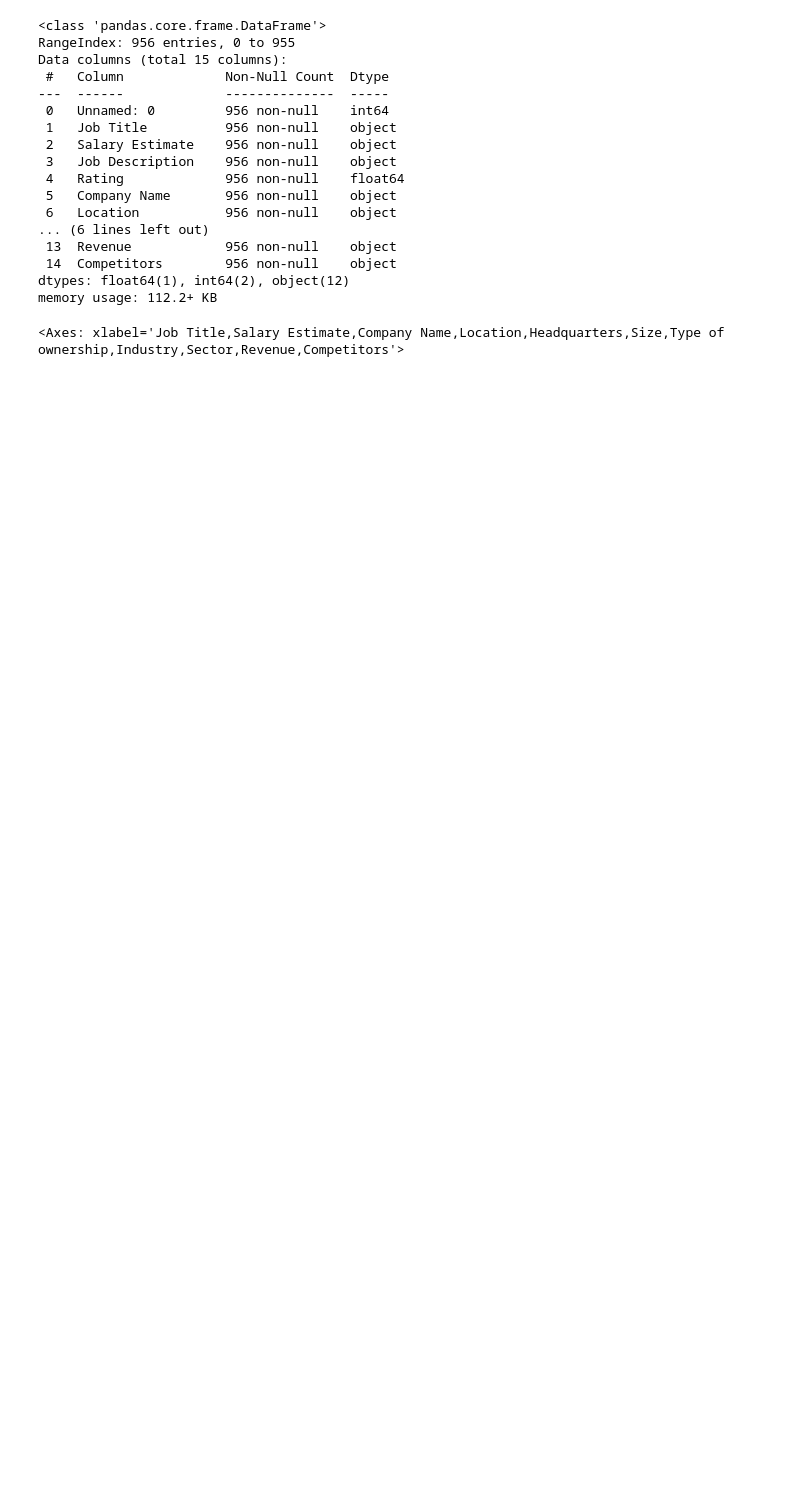
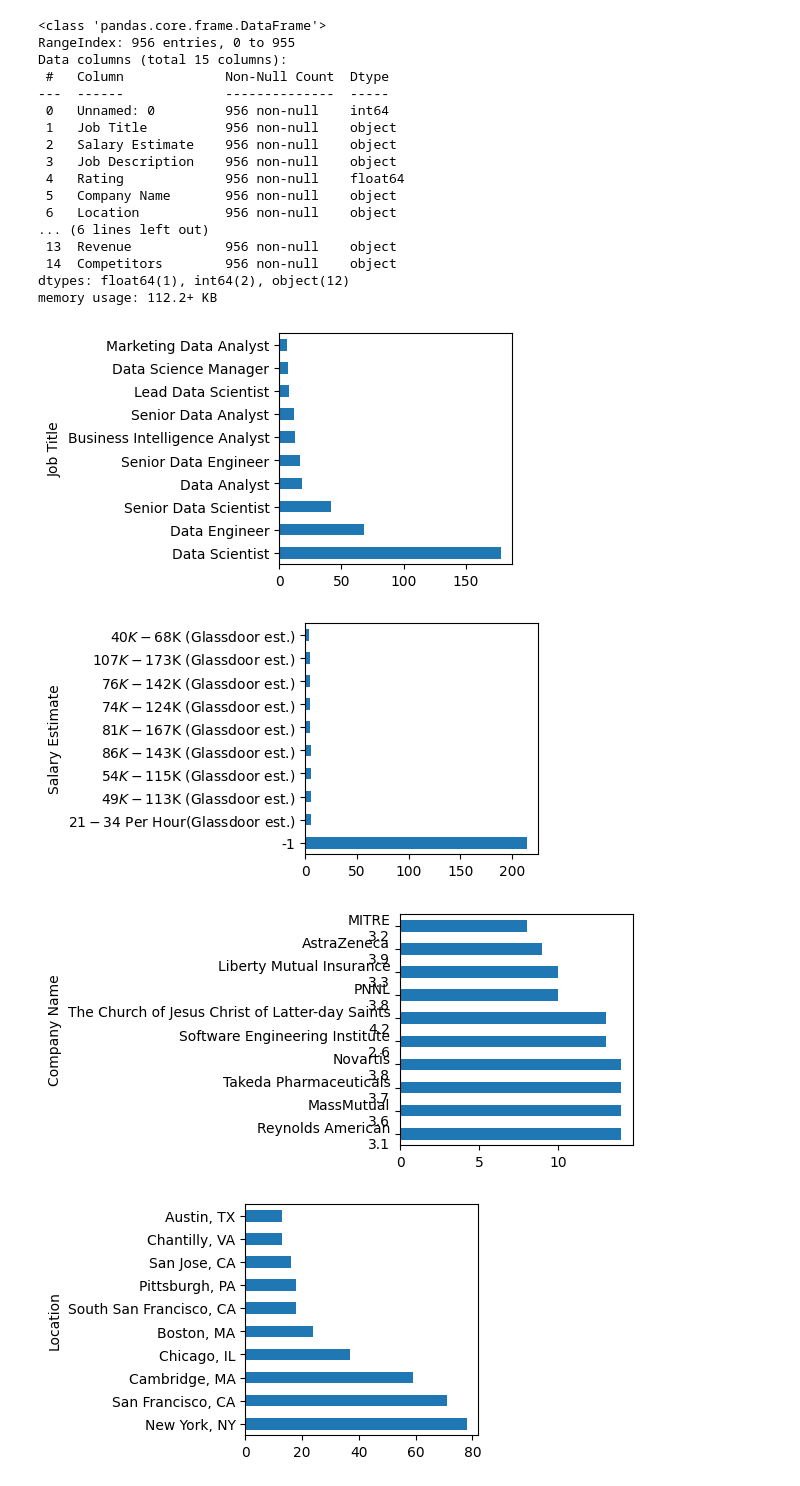
Before and after one commit to KevBoyz/some-python, a Jupyter notebook: Data_Science/Projects/07-Salary_prediction/main.ipynb, the cells around one changed output. Drawn from its saved outputs; the diff is of its cells as text; code cells hidden in the pictures; blank space fills up the shorter version.

```diff
--- a/Data_Science/Projects/07-Salary_prediction/main.ipynb
+++ b/Data_Science/Projects/07-Salary_prediction/main.ipynb
@@ -49,6 +64,13 @@ df.drop(['Job Description', 'Unnamed: 0'], axis=1, inplace=True)
 df_cat = df.select_dtypes(include=['object'])
 df_num = df.select_dtypes(include=['float64', 'int64'])
 # %%
-df_cat.value_counts().plot.bar()
+for col in df_cat:
+    top_cat = df_cat[col].value_counts()
+    if top_cat.iloc[0] > 1:  # Todas as categorias são diferentes
+        top_cat.head(10).plot(kind='barh', figsize=(3, 3))
+        plt.show()
 # %% [output]
-<Axes: xlabel='Job Title,Salary Estimate,Company Name,Location,Headquarters,Size,Type of ownership,Industry,Sector,Revenue,Competitors'>
+[figure, added]
+[figure, added]
+[figure, added]
+[figure, added]
```
Also changed, not shown: parts of 26 cells of this notebook.
